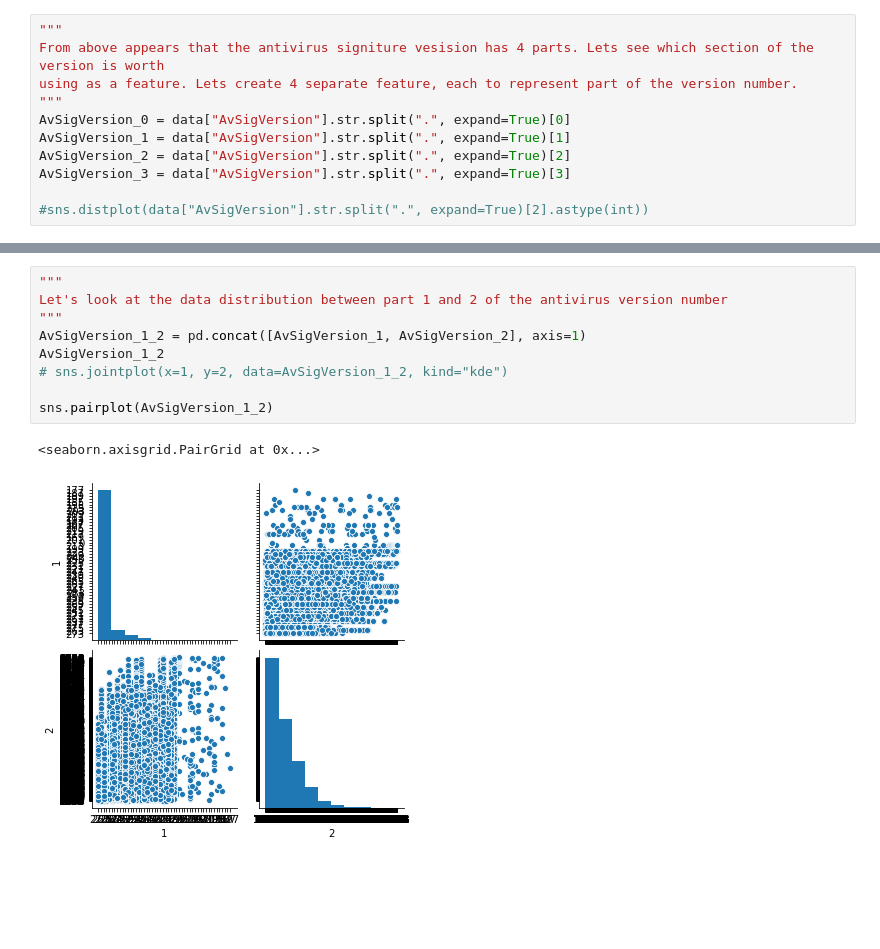
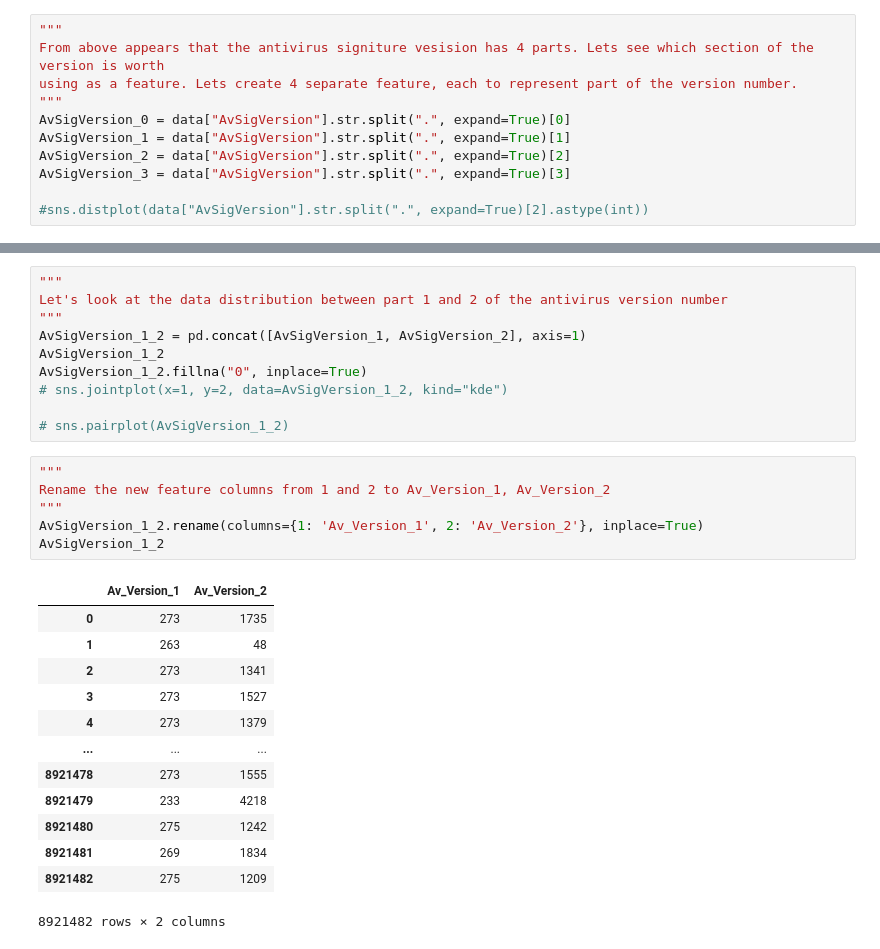
Before and after one commit to mshaio/Cyber, a Jupyter notebook: MicrosoftMalwarePredictionData/PC Virus Infection NN.ipynb, the cells around one changed output, grey strips where cells are left out. Drawn from its saved outputs; the diff is of its cells as text; blank space fills up the shorter version.

```diff
--- a/MicrosoftMalwarePredictionData/PC Virus Infection NN.ipynb
+++ b/MicrosoftMalwarePredictionData/PC Virus Infection NN.ipynb
@@ -360,11 +359,29 @@ Let's look at the data distribution between part 1 and 2 of the antivirus versio
 """
 AvSigVersion_1_2 = pd.concat([AvSigVersion_1, AvSigVersion_2], axis=1)
 AvSigVersion_1_2
+AvSigVersion_1_2.fillna("0", inplace=True)
 # sns.jointplot(x=1, y=2, data=AvSigVersion_1_2, kind="kde")
 
-sns.pairplot(AvSigVersion_1_2)
+# sns.pairplot(AvSigVersion_1_2)
-# %% [output]
-<seaborn.axisgrid.PairGrid at 0x...>
-[figure, removed]
+# %%
+"""
+Rename the new feature columns from 1 and 2 to Av_Version_1, Av_Version_2
+"""
+AvSigVersion_1_2.rename(columns={1: 'Av_Version_1', 2: 'Av_Version_2'}, inplace=True)
+AvSigVersion_1_2
+# %% [output]
+|  | Av_Version_1 | Av_Version_2 |
+| 0 | 273 | 1735 |
+| 1 | 263 | 48 |
+| 2 | 273 | 1341 |
+| 3 | 273 | 1527 |
+| 4 | 273 | 1379 |
+| ... | ... | ... |
+| 8921478 | 273 | 1555 |
+| 8921479 | 233 | 4218 |
+| 8921480 | 275 | 1242 |
+| 8921481 | 269 | 1834 |
+| 8921482 | 275 | 1209 |
+8921482 rows × 2 columns
 # %%
 """
```
Also changed, not shown: parts of 20 cells of this notebook.
